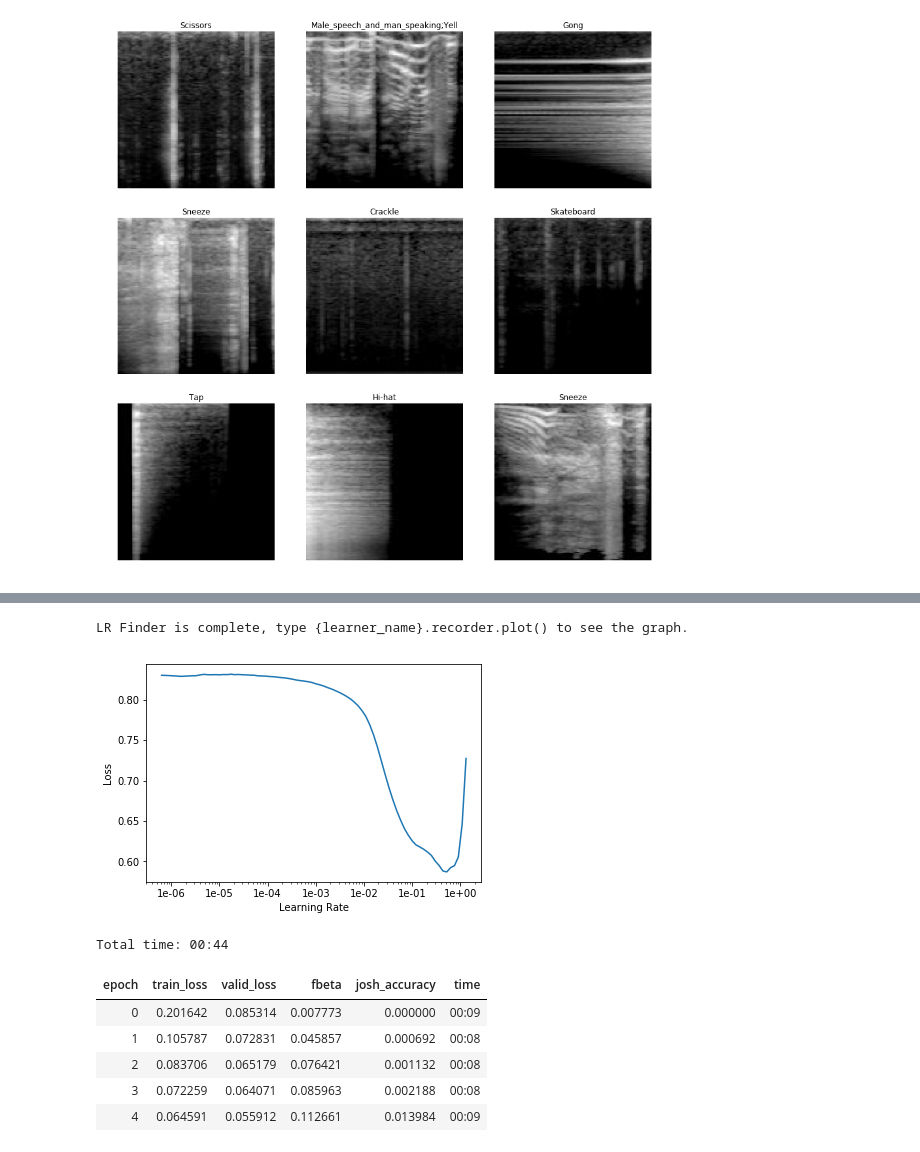
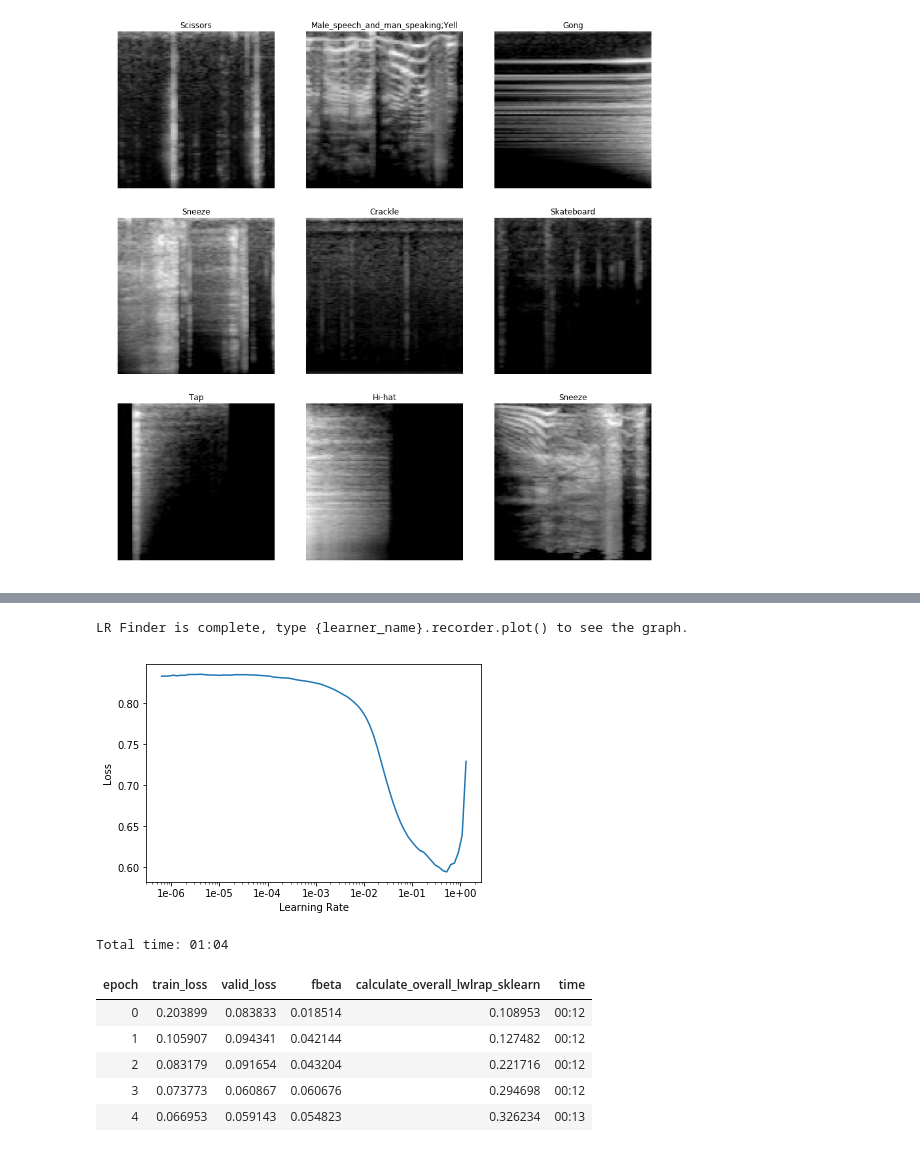
Before and after one commit to JoshVarty/AudioTagging, a Jupyter notebook: 00_BasicModel.ipynb, the cells around one changed output, grey strips where cells are left out. Drawn from its saved outputs; the diff is of its cells as text; code cells hidden in the pictures.

Commit message:
Update Basic Model

```diff
--- a/00_BasicModel.ipynb
+++ b/00_BasicModel.ipynb
@@ -179,24 +176,33 @@ def josh_accuracy(input, targs):
+# %%
+def calculate_overall_lwlrap_sklearn(scores, truth):
+    # Calculate the overall lwlrap using sklearn.metrics.lrap.
+    # sklearn doesn't correctly apply weighting to samples with no labels, so just skip them.
+
+    overall_lwlrap = sklearn.metrics.label_ranking_average_precision_score(truth > 0, scores)
+
+    return torch.Tensor([overall_lwlrap])
 # %%
 f_score = partial(fbeta, thresh=0.2)
-learn = cnn_learner(data, models.resnet18, pretrained=False, metrics=[f_score, josh_accuracy])
+learn = cnn_learner(data, models.resnet18, pretrained=False, metrics=[f_score, calculate_overall_lwlrap_sklearn])
 #learn.unfreeze()
+
 
 learn.lr_find()
 learn.recorder.plot()
 # %% [output]
 [interactive output not drawn]
 LR Finder is complete, type {learner_name}.recorder.plot() to see the graph.
-[figure, old version]
+[figure, new version]
 # %%
 learn.fit_one_cycle(5, slice(1e-6, 1e-1))
 # %% [output]
-Total time: 00:44
+Total time: 01:04
-| epoch | train_loss | valid_loss | fbeta | josh_accuracy | time |
-| 0 | 0.201642 | 0.085314 | 0.007773 | 0.000000 | 00:09 |
-| 1 | 0.105787 | 0.072831 | 0.045857 | 0.000692 | 00:08 |
-| 2 | 0.083706 | 0.065179 | 0.076421 | 0.001132 | 00:08 |
-| 3 | 0.072259 | 0.064071 | 0.085963 | 0.002188 | 00:08 |
-| 4 | 0.064591 | 0.055912 | 0.112661 | 0.013984 | 00:09 |
+| epoch | train_loss | valid_loss | fbeta | calculate_overall_lwlrap_sklearn | time |
+| 0 | 0.203899 | 0.083833 | 0.018514 | 0.108953 | 00:12 |
+| 1 | 0.105907 | 0.094341 | 0.042144 | 0.127482 | 00:12 |
+| 2 | 0.083179 | 0.091654 | 0.043204 | 0.221716 | 00:12 |
+| 3 | 0.073773 | 0.060867 | 0.060676 | 0.294698 | 00:12 |
+| 4 | 0.066953 | 0.059143 | 0.054823 | 0.326234 | 00:13 |
 # %%
 learn.unfreeze()
 learn.fit_one_cycle(100, slice(1e-6, 1e-1))
```
Also changed, not shown: parts of 6 cells of this notebook.
